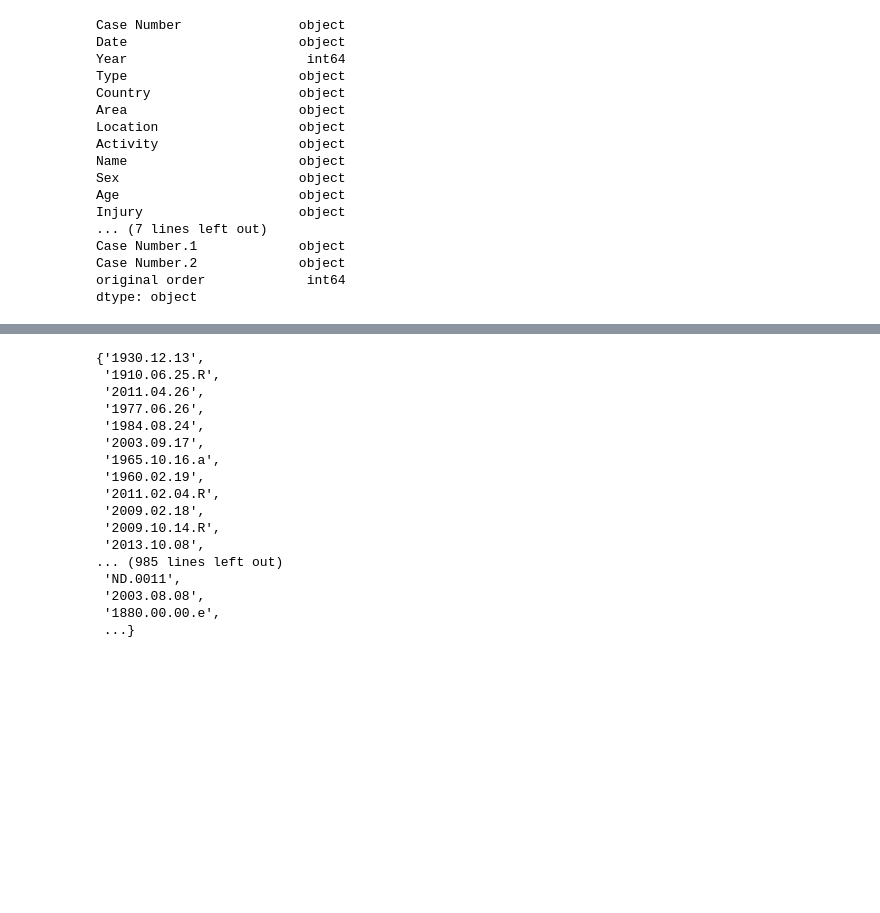
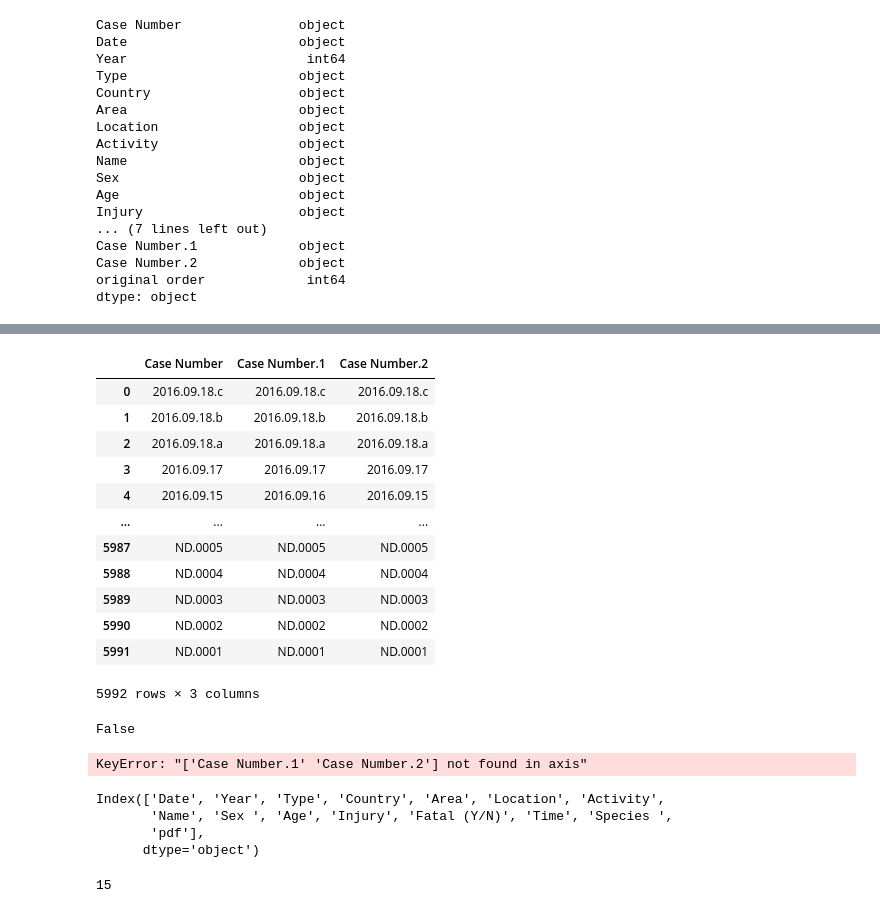
Before and after one commit to David-Fde/pandas-project, a Jupyter notebook: data-wrangling.ipynb, the cells around one changed output, grey strips where cells are left out. Saved outputs shown, nothing was run; the diff lists cells and outputs as text; code cells hidden in the pictures; blank space fills up the shorter version.

```diff
--- a/data-wrangling.ipynb
+++ b/data-wrangling.ipynb
@@ -24,6 +24,10 @@ href                         3
 Unnamed: 22               5991
 Unnamed: 23               5990
 dtype: int64
+# %%
+# Más de la mitad de valores en la columna Time y casi la mitad de los valores de la columna Species están vacios
+# por lo que no son datos fiables para sacar conclusiones. Lo mismo ocurre con la columna Age.
+data = data.drop(['Time','Species ','Age'],axis=1)
 # %%
 # Eliminación de las columnas Unnamed: 22 y Unnamed: 23 por estar practicamente vacias.
 drop_cols = list(null_cols[null_cols > 5000].index)
@@ -51,20 +65,28 @@ dtype: object
 # %%
-display(set(data['Case Number']))
+display(data[['Case Number','Case Number.1','Case Number.2']])
 # %% [output]
+|  | Case Number | Case Number.1 | Case Number.2 |
+| 0 | 2016.09.18.c | 2016.09.18.c | 2016.09.18.c |
+| 1 | 2016.09.18.b | 2016.09.18.b | 2016.09.18.b |
+| 2 | 2016.09.18.a | 2016.09.18.a | 2016.09.18.a |
+| 3 | 2016.09.17 | 2016.09.17 | 2016.09.17 |
+| 4 | 2016.09.15 | 2016.09.16 | 2016.09.15 |
+| ... | ... | ... | ... |
+| 5987 | ND.0005 | ND.0005 | ND.0005 |
+| 5988 | ND.0004 | ND.0004 | ND.0004 |
+| 5989 | ND.0003 | ND.0003 | ND.0003 |
+| 5990 | ND.0002 | ND.0002 | ND.0002 |
+| 5991 | ND.0001 | ND.0001 | ND.0001 |
-{'1930.12.13',
- '1910.06.25.R',
- '2011.04.26',
- '1977.06.26',
- '1984.08.24',
- '2003.09.17',
- '1965.10.16.a',
- '1960.02.19',
- '2011.02.04.R',
- '2009.02.18',
- '2009.10.14.R',
- '2013.10.08',
-... (985 lines left out)
- 'ND.0011',
- '2003.08.08',
- '1880.00.00.e',
- ...}
+5992 rows × 3 columns
+# %%
+exactly_equal = data[['Case Number','Case Number.1','Case Number.2']]
+data.equals(exactly_equal)
+# %% [output]
+False
+# %%
+# Las columnas Case Number,Case Number.1, Case Number.2 no son iguales al 100% pero si en gran medida,
+# Las 3 no aportan información relevante
+
+data = data.drop(['Case Number.1','Case Number.2'],axis=1)
+# %% [output]
+KeyError: "['Case Number.1' 'Case Number.2'] not found in axis"
@@ -70,0 +95,9 @@ display(set(data['Case Number']))
+# %%
+display(data.columns)
+display(len(data.columns))
+# %% [output]
+Index(['Date', 'Year', 'Type', 'Country', 'Area', 'Location', 'Activity',
+       'Name', 'Sex ', 'Age', 'Injury', 'Fatal (Y/N)', 'Time', 'Species ',
+       'pdf'],
+      dtype='object')
+15
```
Also changed, not shown: parts of 19 cells of this notebook.
